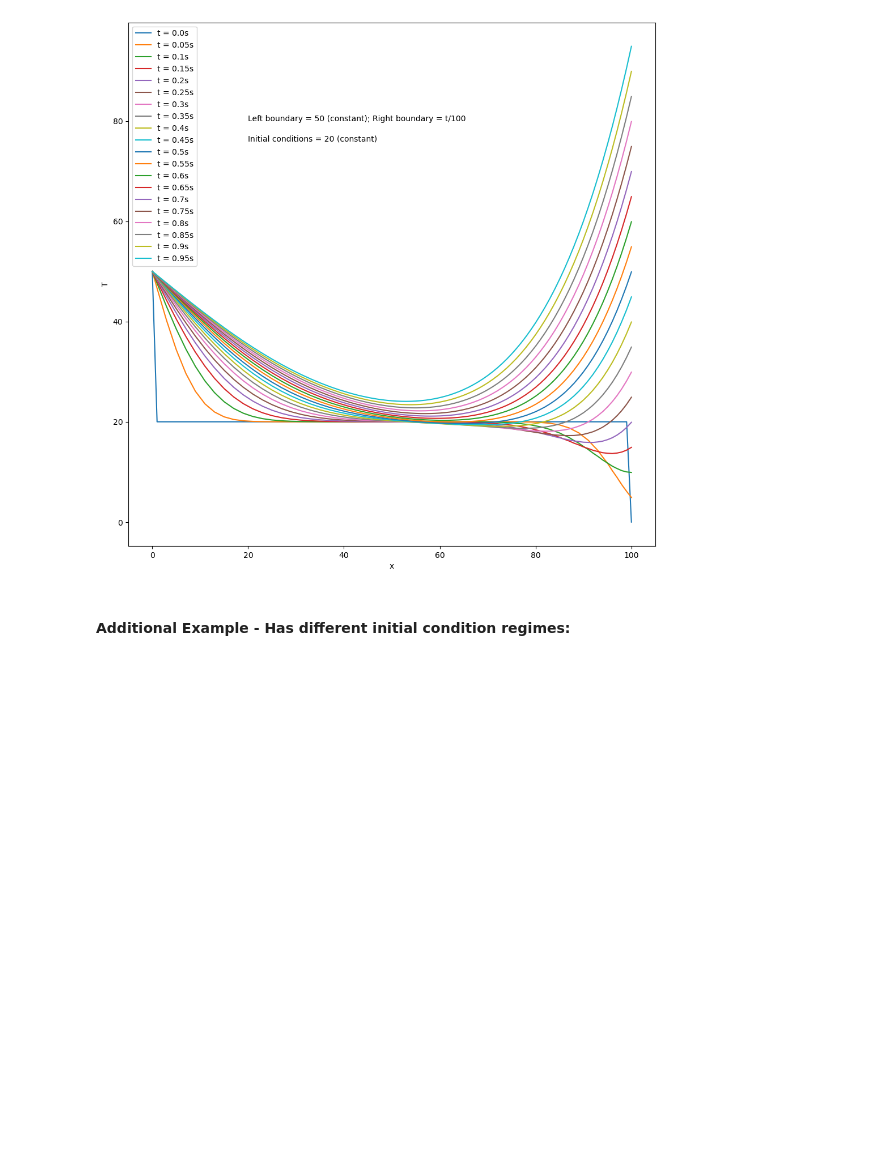
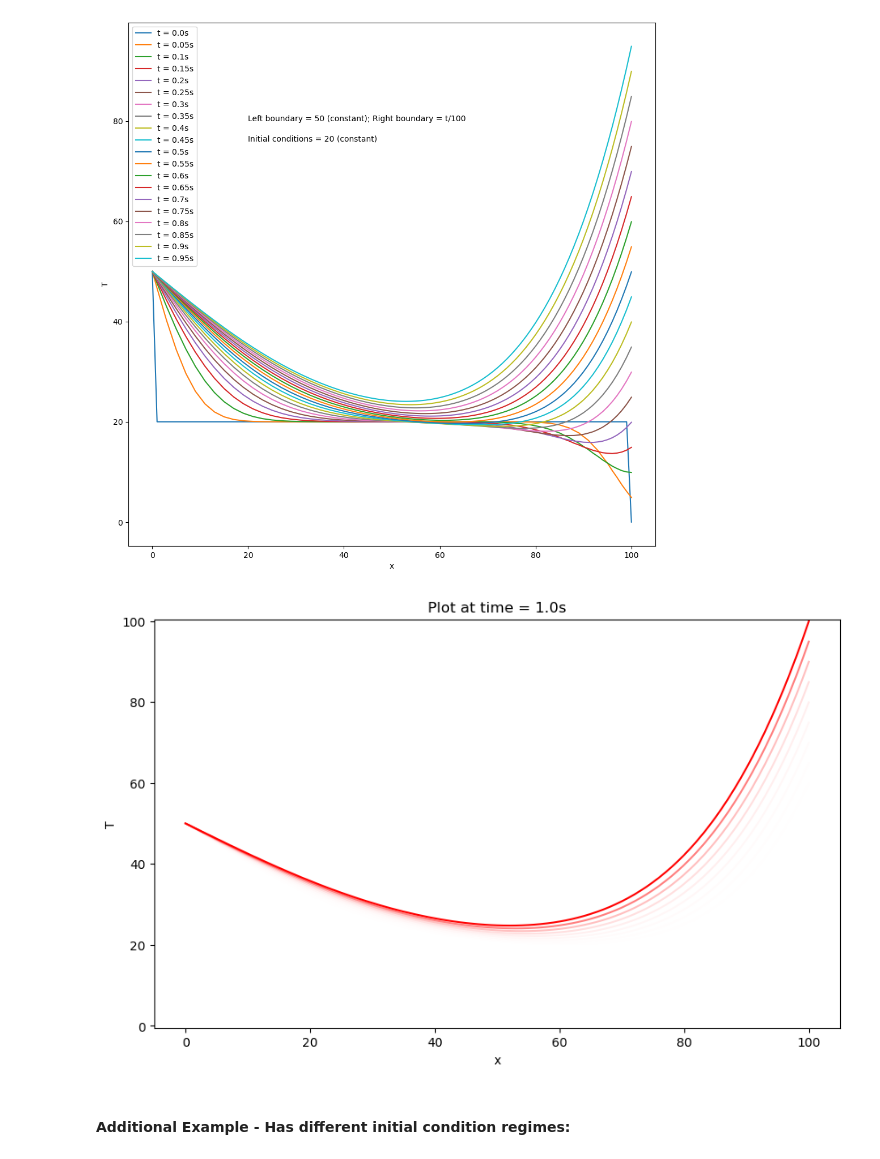
Before and after one commit to Miller-Ryan-1/csueb_phys, a Jupyter notebook: Heat Equation PDE Solutions.ipynb, the cells around one changed output. Drawn from its saved outputs; the diff is of its cells as text; code cells hidden in the pictures; blank space fills up the shorter version.

```diff
--- a/Heat Equation PDE Solutions.ipynb
+++ b/Heat Equation PDE Solutions.ipynb
@@ -142,13 +188,11 @@ plt.show()
 # %%
 def heat_1d(f_u_0_x, D, dx, L, f_u_t_0, f_u_t_L, t_max, dt_mod=1):
     '''
-    This function takes in an initial temperature distribution, along with key initial value parameters,
-    and emits the changes to the temperature distribution based on finite element analysis.
+    This function takes in an initial temperature distribution, along with boundary conditions,
+    and emits the changes to the temperature distribution based on finite difference analysis.
 
     NOTE 1: This function is NOT optimized for numpy use in Python.  It works well for simple problems, but
     needs to be updated to use Numpy arrays for large datasets.
-
-    NOTE 2: This only accepts constant conditions at the boundaries.
 
     Parameters:
     f = the function governing the initial heat condition in the rod, must be a def f() [function]
@@ -161,7 +205,7 @@ def heat_1d(f_u_0_x, D, dx, L, f_u_t_0, f_u_t_L, t_max, dt_mod=1):
     dt_mod = (optional) alter this to change then impact of the time interval in caase solutions are unstable
 
     Returns:
-    U = array containing the temperature distributions across length L at time t=0 to t=t_max
+    U = array containing the temperature distributions across length L at time step t=0 to t=t_max
     '''
 
     # First set the time step such that dt </= dx**2/(2*D); this determines mu:
@@ -284,6 +328,10 @@ plt.text(20,76,'Initial conditions = 20 (constant)')
 plt.show()
 # %% [output]
 [figure]
+# %%
+heat_plotter(U,20)
+# %% [output]
+[figure, added]
 # %% [markdown]
 #### Additional Example - Has different initial condition regimes:
 # %%
```
Also changed, not shown: parts of 13 cells of this notebook.
